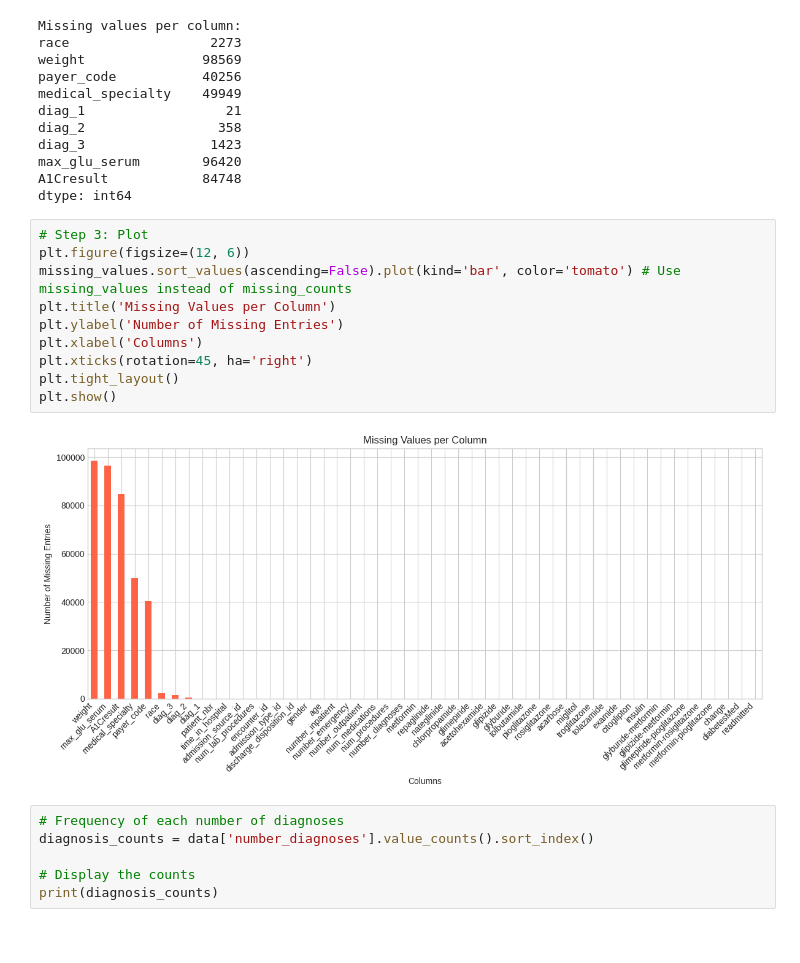
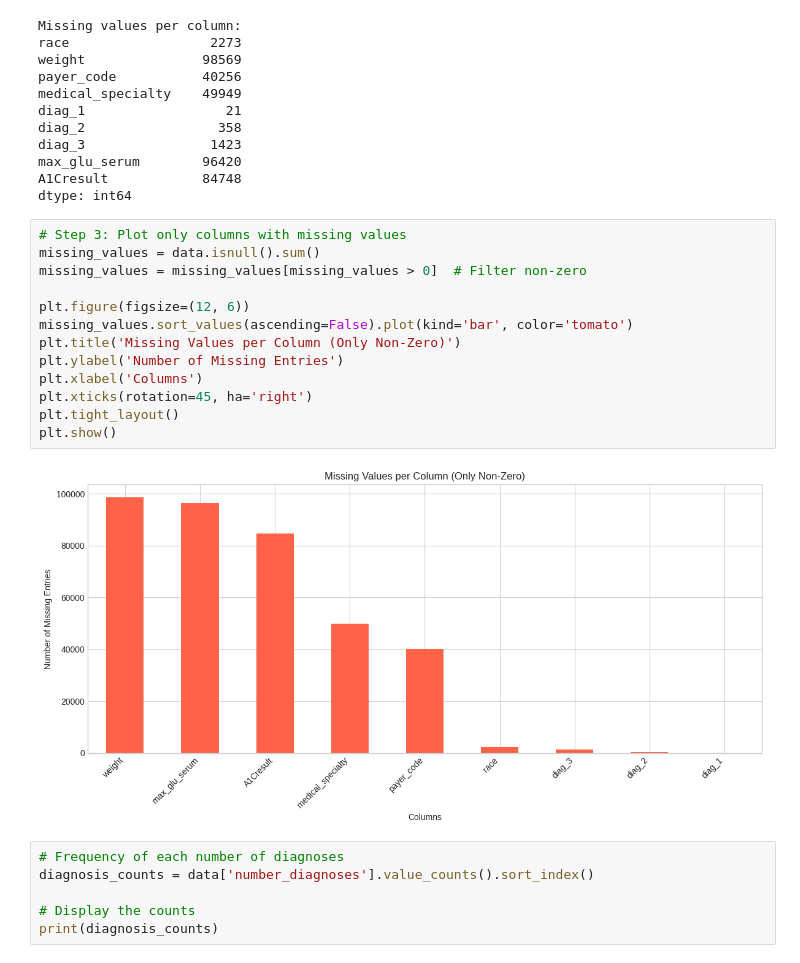
Before and after one commit to Shridhar7-8/Data-Visualization-Project, a Jupyter notebook: notebooks/01_data_exploration.ipynb, the cells around one changed output. Saved outputs shown, nothing was run; the diff lists cells and outputs as text.

```diff
--- a/notebooks/01_data_exploration.ipynb
+++ b/notebooks/01_data_exploration.ipynb
@@ -91,17 +112,20 @@ max_glu_serum        96420
 A1Cresult            84748
 dtype: int64
 # %%
-# Step 3: Plot
+# Step 3: Plot only columns with missing values
+missing_values = data.isnull().sum()
+missing_values = missing_values[missing_values > 0]  # Filter non-zero
+
 plt.figure(figsize=(12, 6))
-missing_values.sort_values(ascending=False).plot(kind='bar', color='tomato') # Use missing_values instead of missing_counts
-plt.title('Missing Values per Column')
+missing_values.sort_values(ascending=False).plot(kind='bar', color='tomato')
+plt.title('Missing Values per Column (Only Non-Zero)')
 plt.ylabel('Number of Missing Entries')
 plt.xlabel('Columns')
 plt.xticks(rotation=45, ha='right')
 plt.tight_layout()
 plt.show()
 # %% [output]
-[figure, old version]
+[figure, new version]
 # %%
 # Frequency of each number of diagnoses
 diagnosis_counts = data['number_diagnoses'].value_counts().sort_index()
```
Also changed, not shown: parts of 3 cells of this notebook.
